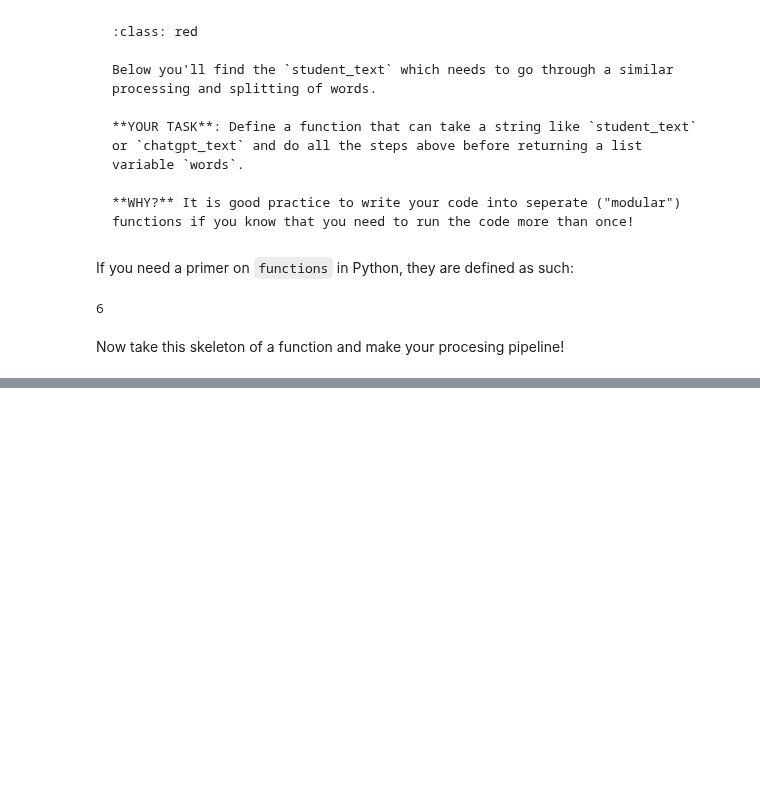
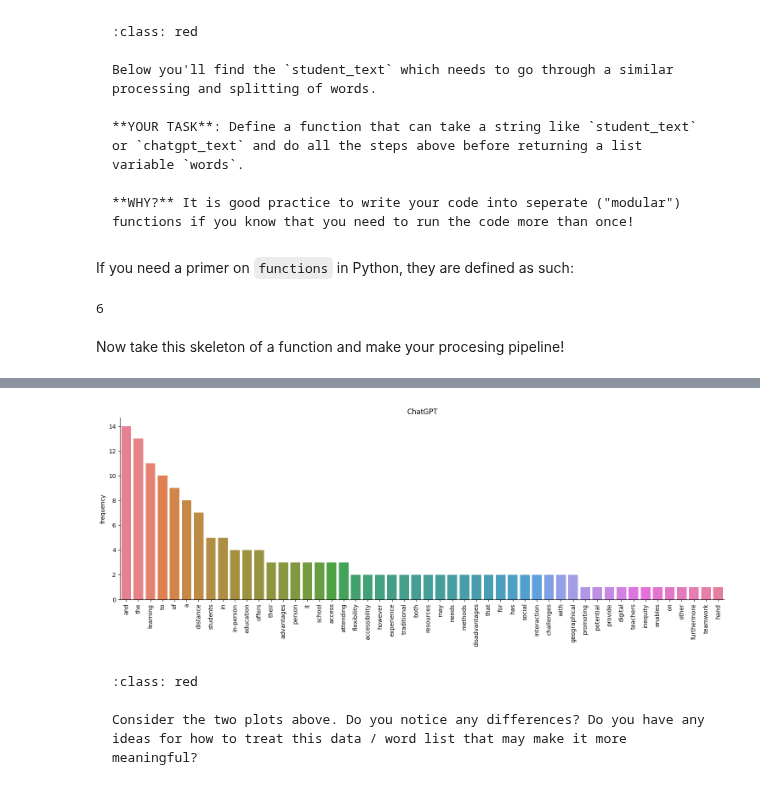
Before and after one commit to MinaAlmasi/nlp-at-cogsci, a Jupyter notebook: book/class1/001_simple_tokenization.ipynb, the cells around one changed output, grey strips where cells are left out. Drawn from its saved outputs; the diff is of its cells as text; code cells hidden in the pictures; blank space fills up the shorter version.

````diff
--- a/book/class1/001_simple_tokenization.ipynb
+++ b/book/class1/001_simple_tokenization.ipynb
@@ -143,0 +216,25 @@ print(clean_words) # maybe move this section to next page!
+# %%
+# plot for student
+sns.catplot(
+            data=chatgpt_data.head(n=n_most_frequent),
+            x='index',
+            y=0,
+            kind='bar',
+            height=5,
+            aspect=3,
+            palette="husl",   # rainbow colors
+            hue="index"       # force each category to be colored separately
+            )
+plt.title("ChatGPT")
+plt.xticks(rotation=90)
+plt.xlabel('')
+plt.ylabel('frequency')
+plt.show()
+# %% [output]
+[figure, added]
+# %% [markdown]
+```{admonition} QUESTION
+:class: red
+
+Consider the two plots above. Do you notice any differences? Do you have any ideas for how to treat this data / word list that may make it more meaningful?
+```
````
Also changed, not shown: parts of 12 cells of this notebook.
